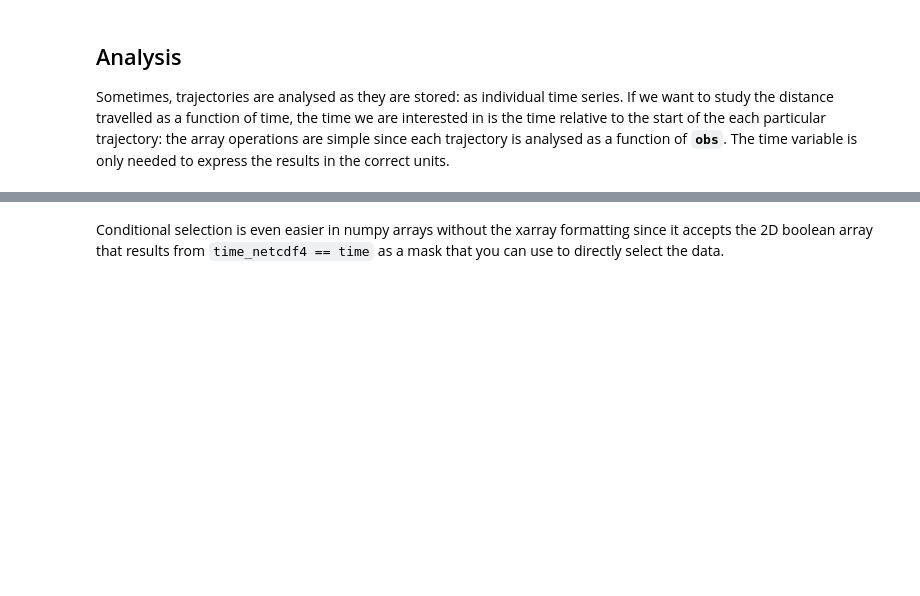
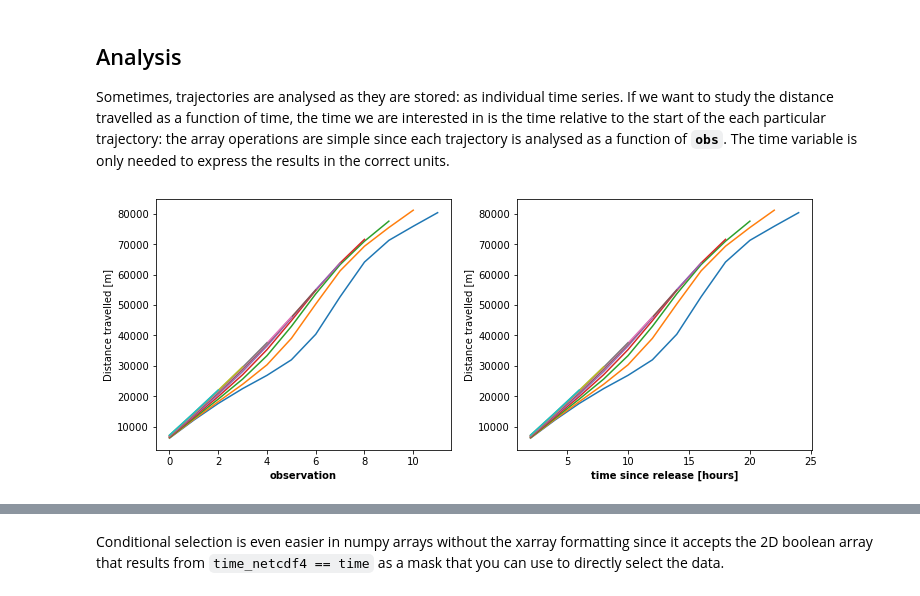
Before and after one commit to OceanParcels/Parcels, a Jupyter notebook: parcels/examples/tutorial_output.ipynb, the cells around one changed output, grey strips where cells are left out. Saved outputs shown, nothing was run; the diff lists cells and outputs as text; code cells hidden in the pictures; blank space fills up the shorter version.

```diff
--- a/parcels/examples/tutorial_output.ipynb
+++ b/parcels/examples/tutorial_output.ipynb
@@ -144,0 +149,13 @@ import matplotlib.pyplot as plt
+# %%
+fig,(ax1,ax2) = plt.subplots(1,2,figsize=(10,4),constrained_layout=True)
+
+ax1.set_ylabel('Distance travelled [m]')
+ax1.set_xlabel('observation',weight='bold')
+d_plot = ax1.plot(distance.transpose())
+
+ax2.set_ylabel('Distance travelled [m]')
+ax2.set_xlabel('time since release [hours]',weight='bold')
+d_plot_t = ax2.plot(time_since_release[1:],distance.transpose())
+plt.show()
+# %% [output]
+[figure, added]
```
Also changed, not shown: parts of 8 cells of this notebook.
